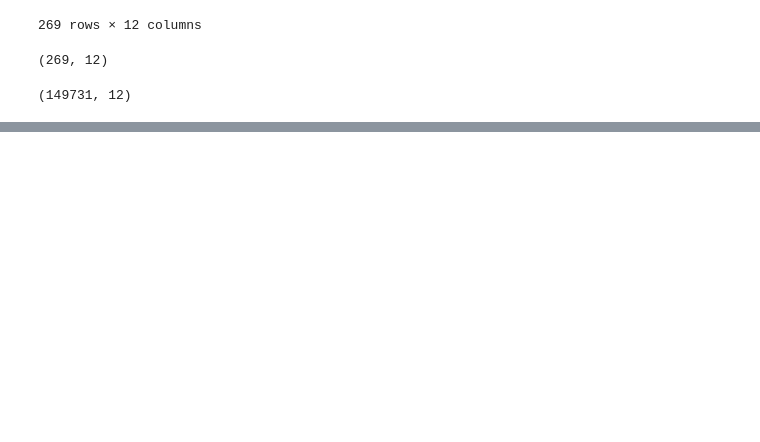
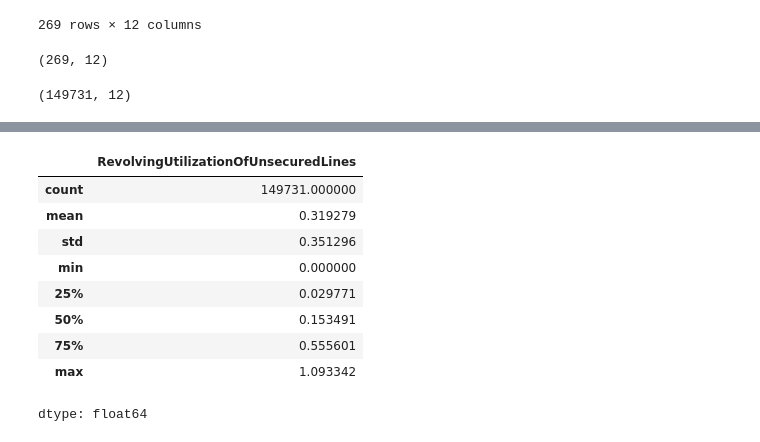
Before and after one commit to C0deB3ast/Data_analysis_work, a Jupyter notebook: Give_me_some_Credit.ipynb, the cells around one changed output, grey strips where cells are left out. Cells and saved outputs as stored; diff of their text form; code cells hidden in the pictures; blank space fills up the shorter version.

```diff
--- a/Give_me_some_Credit.ipynb
+++ b/Give_me_some_Credit.ipynb
@@ -128,0 +157,13 @@ df.shape
+# %%
+df['RevolvingUtilizationOfUnsecuredLines'].describe()
+# %% [output]
+|  | RevolvingUtilizationOfUnsecuredLines |
+| count | 149731.000000 |
+| mean | 0.319279 |
+| std | 0.351296 |
+| min | 0.000000 |
+| 25% | 0.029771 |
+| 50% | 0.153491 |
+| 75% | 0.555601 |
+| max | 1.093342 |
+dtype: float64
```
Also changed, not shown: parts of 8 cells of this notebook.
